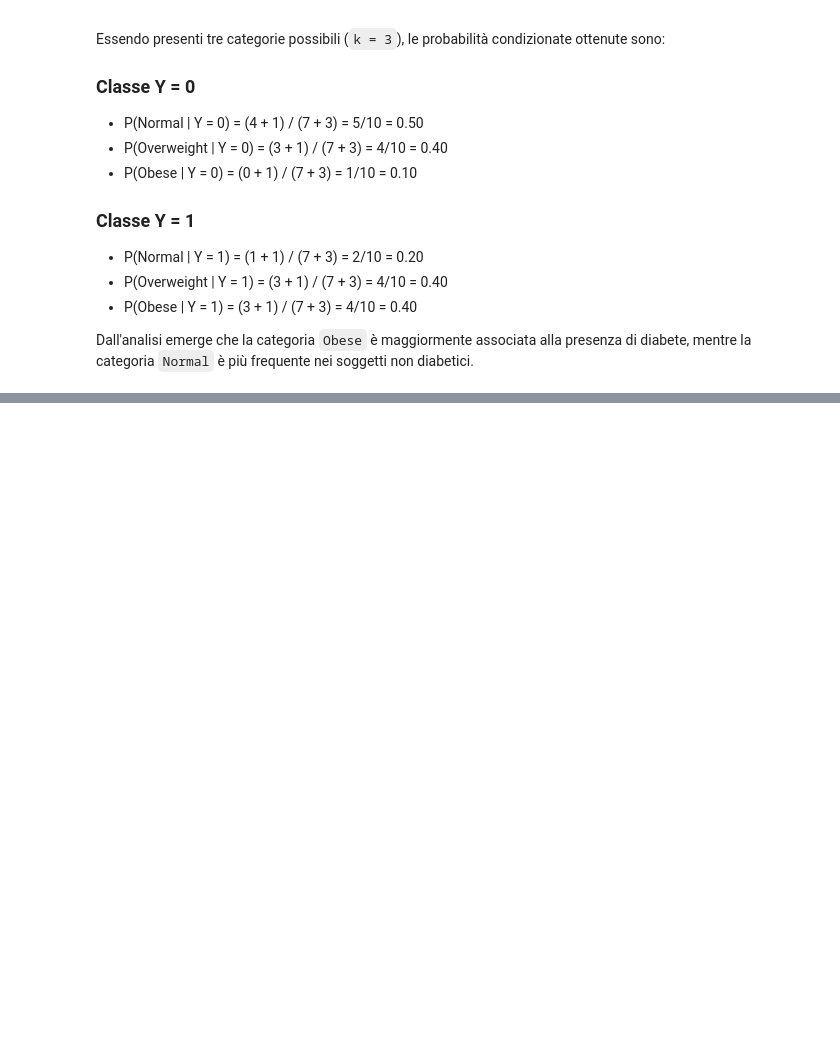
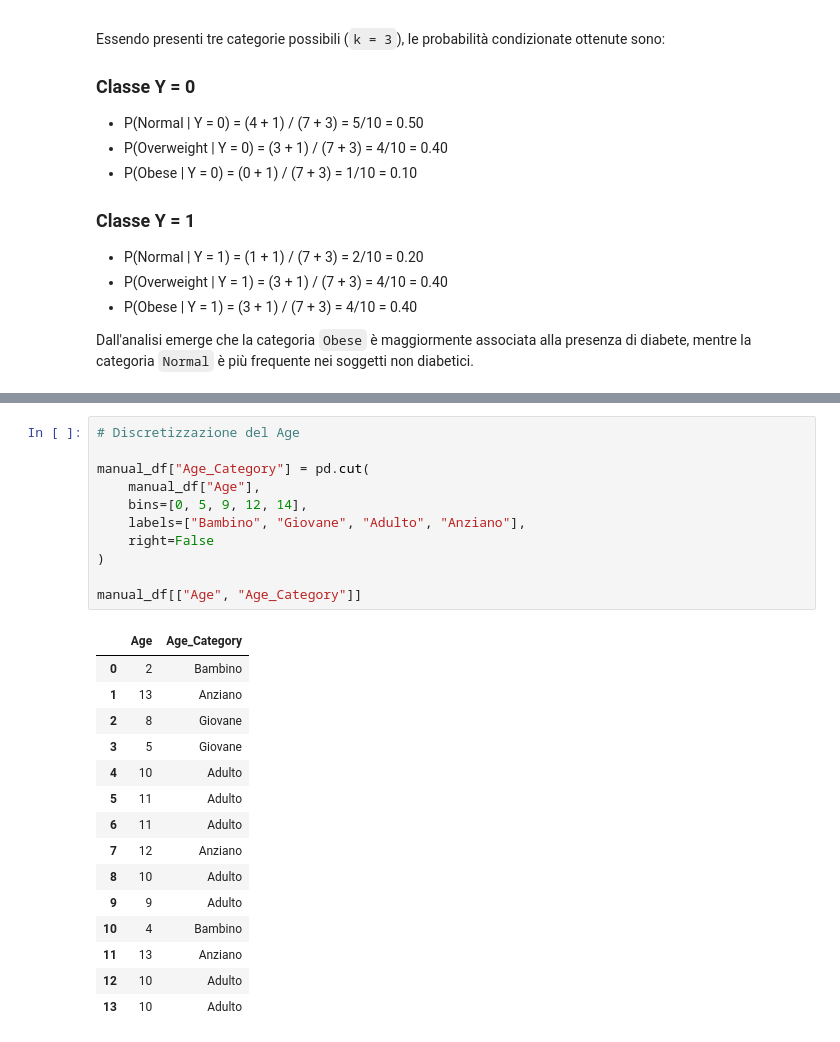
Before and after one commit to yuvisingh121/ML-Project-Uni2026, a Jupyter notebook: ML/notebooks/02_manual_classifiers.ipynb, the cells around one changed output, grey strips where cells are left out. Saved outputs shown, nothing was run; the diff lists cells and outputs as text; blank space fills up the shorter version.

```diff
--- a/ML/notebooks/02_manual_classifiers.ipynb
+++ b/ML/notebooks/02_manual_classifiers.ipynb
@@ -338,0 +384,27 @@ Dall'analisi emerge che la categoria `Obese` è maggiormente associata alla pres
+# %%
+# Discretizzazione del Age
+
+manual_df["Age_Category"] = pd.cut(
+    manual_df["Age"],
+    bins=[0, 5, 9, 12, 14],
+    labels=["Bambino", "Giovane", "Adulto", "Anziano"],
+    right=False
+)
+
+manual_df[["Age", "Age_Category"]]
+# %% [output]
+|  | Age | Age_Category |
+| 0 | 2 | Bambino |
+| 1 | 13 | Anziano |
+| 2 | 8 | Giovane |
+| 3 | 5 | Giovane |
+| 4 | 10 | Adulto |
+| 5 | 11 | Adulto |
+| 6 | 11 | Adulto |
+| 7 | 12 | Anziano |
+| 8 | 10 | Adulto |
+| 9 | 9 | Adulto |
+| 10 | 4 | Bambino |
+| 11 | 13 | Anziano |
+| 12 | 10 | Adulto |
+| 13 | 10 | Adulto |
```
Also changed, not shown: parts of 9 cells of this notebook.
